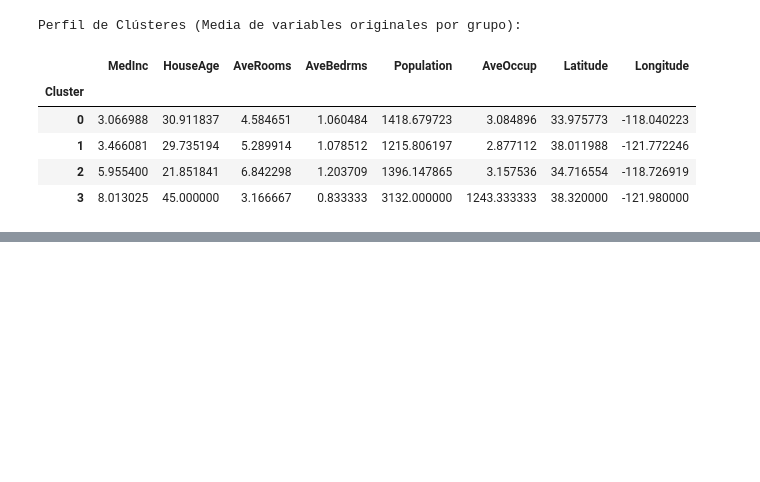
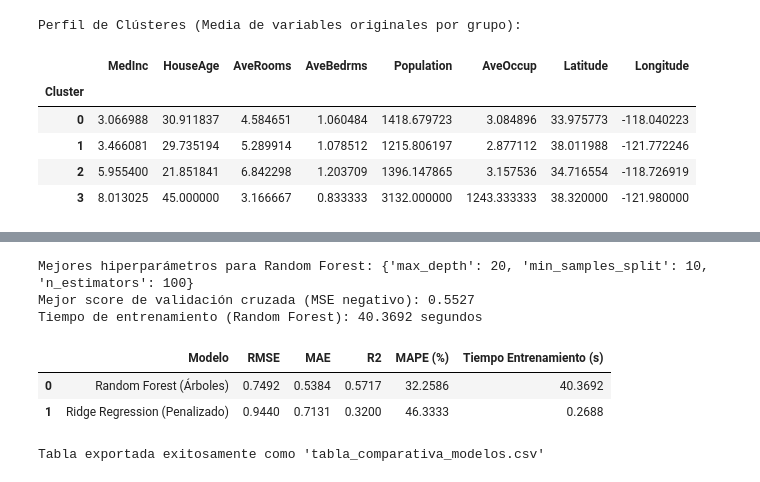
Before and after one commit to Elias-Orellana-umayor/examen-ml1, a Jupyter notebook: Examen.ipynb, the cells around one changed output, grey strips where cells are left out. Drawn from its saved outputs; the diff is of its cells as text; code cells hidden in the pictures; blank space fills up the shorter version.

```diff
--- a/Examen.ipynb
+++ b/Examen.ipynb
@@ -405,0 +431,72 @@ Perfil de Clústeres (Media de variables originales por grupo):
+# %%
+# Modelo de Árboles con GridSearchCV
+from sklearn.ensemble import RandomForestRegressor
+
+inicio_tiempo_rf = time.time()
+
+rf = RandomForestRegressor(random_state=42)
+param_grid_rf = {
+    'n_estimators': [50, 100],
+    'max_depth': [10, 20],
+    'min_samples_split': [5, 10]
+}
+
+# n_jobs=-1 para utilizar todos los núcleos disponibles y acelerar el proceso de búsqueda
+grid_rf = GridSearchCV(estimator=rf, param_grid=param_grid_rf, cv=5, scoring='neg_mean_squared_error', n_jobs=-1)
+grid_rf.fit(X_train_pca, y_train)
+
+tiempo_rf = time.time() - inicio_tiempo_rf
+
+print(f"Mejores hiperparámetros para Random Forest: {grid_rf.best_params_}")
+print(f"Mejor score de validación cruzada (MSE negativo): {-grid_rf.best_score_:.4f}")
+print(f"Tiempo de entrenamiento (Random Forest): {tiempo_rf:.4f} segundos")
+# %% [output]
+Mejores hiperparámetros para Random Forest: {'max_depth': 20, 'min_samples_split': 10, 'n_estimators': 100}
+Mejor score de validación cruzada (MSE negativo): 0.5527
+Tiempo de entrenamiento (Random Forest): 40.3692 segundos
+# %%
+# Métricas sobre Test, DataFrame comparativo y Exportación CSV
+def calcular_metricas(y_real, y_pred):
+    rmse = np.sqrt(mean_squared_error(y_real, y_pred))
+    mae = mean_absolute_error(y_real, y_pred)
+    r2 = r2_score(y_real, y_pred)
+    mape = np.mean(np.abs((y_real - y_pred) / y_real)) * 100
+    return {
+        'RMSE': round(rmse, 4),
+        'MAE': round(mae, 4),
+        'R2': round(r2, 4),
+        'MAPE (%)': round(mape, 4)
+    }
+
+# Transformar el set de prueba con el PCA que se entreno en la Fase 2
+X_test_pca = pca_final.transform(X_test_prep)
+
+# Hacer predicciones
+pred_ridge = grid_ridge.predict(X_test_pca)
+pred_rf = grid_rf.predict(X_test_pca)
+
+# Calcular métricas
+metricas_ridge = calcular_metricas(y_test, pred_ridge)
+metricas_rf = calcular_metricas(y_test, pred_rf)
+
+# Crear DataFrame comparativo
+comparativa_data = {
+    'Modelo': ['Ridge Regression (Penalizado)', 'Random Forest (Árboles)'],
+    'RMSE': [metricas_ridge['RMSE'], metricas_rf['RMSE']],
+    'MAE': [metricas_ridge['MAE'], metricas_rf['MAE']],
+    'R2': [metricas_ridge['R2'], metricas_rf['R2']],
+    'MAPE (%)': [metricas_ridge['MAPE (%)'], metricas_rf['MAPE (%)']],
+    'Tiempo Entrenamiento (s)': [round(tiempo_ridge, 4), round(tiempo_rf, 4)]
+}
+
+df_comparativo = pd.DataFrame(comparativa_data).sort_values(by='R2', ascending=False).reset_index(drop=True)
+display(df_comparativo)
+
+# Exportar como CSV al repositorio
+df_comparativo.to_csv('tabla_comparativa_modelos.csv', index=False)
+print("Tabla exportada exitosamente como 'tabla_comparativa_modelos.csv'")
+# %% [output]
+|  | Modelo | RMSE | MAE | R2 | MAPE (%) | Tiempo Entrenamiento (s) |
+| 0 | Random Forest (Árboles) | 0.7492 | 0.5384 | 0.5717 | 32.2586 | 40.3692 |
+| 1 | Ridge Regression (Penalizado) | 0.9440 | 0.7131 | 0.3200 | 46.3333 | 0.2688 |
+Tabla exportada exitosamente como 'tabla_comparativa_modelos.csv'
```
Also changed, not shown: parts of 2 cells of this notebook, 2 other files.
